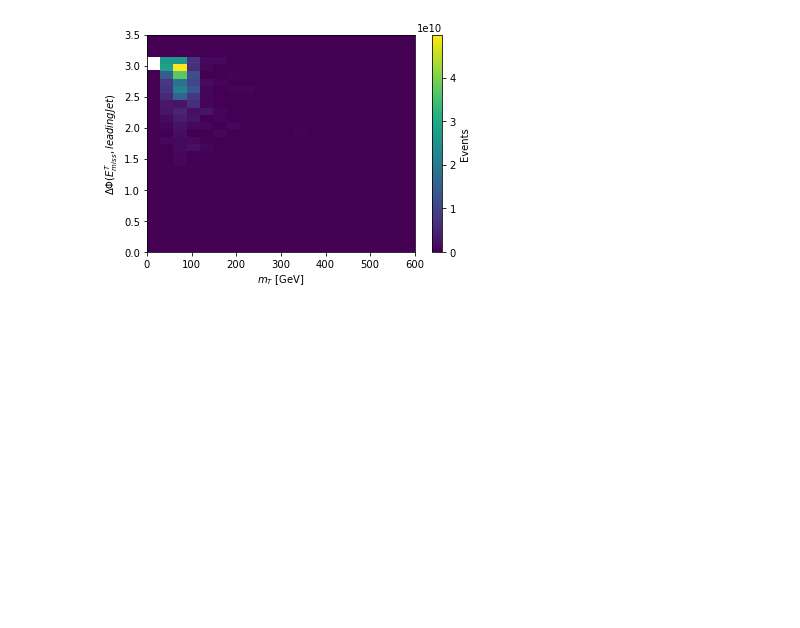
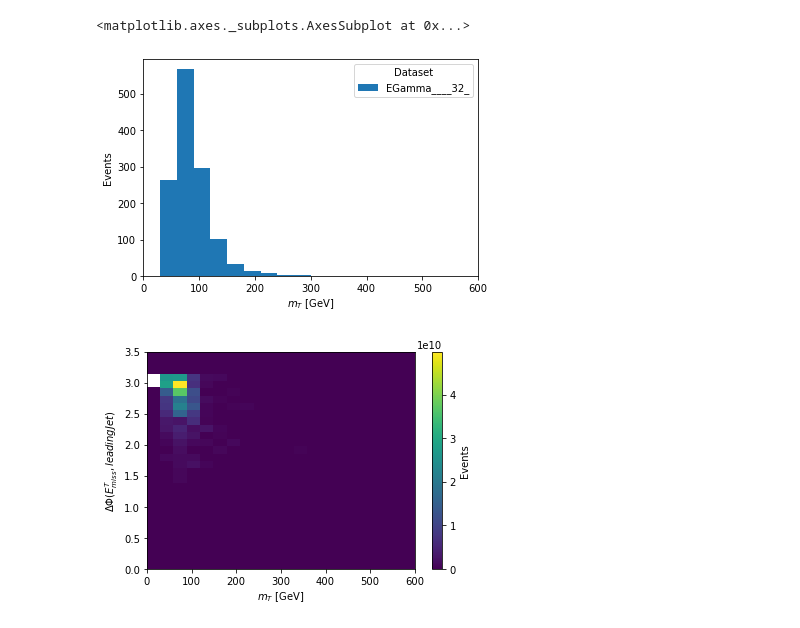
Before and after one commit to rishabhCMS/decaf, a Jupyter notebook: analysis/Rishabh_NB/UL Processor Test.ipynb, the cells around one changed output. Drawn from its saved outputs; the diff is of its cells as text; code cells hidden in the pictures; blank space fills up the shorter version.

```diff
--- a/analysis/Rishabh_NB/UL Processor Test.ipynb
+++ b/analysis/Rishabh_NB/UL Processor Test.ipynb
@@ -1821,3 +1649,8 @@ output['template']
+# %%
+hist.plot1d(output['mT'].integrate('region', 'wjete'), overlay='dataset',stack=True)
+# %% [output]
+<matplotlib.axes._subplots.AxesSubplot at 0x...>
+[figure, added]
 # %%
 hist.plot2d(output['template'].sum('region').sum('dataset').sum('systematic'), xaxis='mT');
 # %% [output]
```
Also changed, not shown: parts of 13 cells of this notebook, 8 other files.
